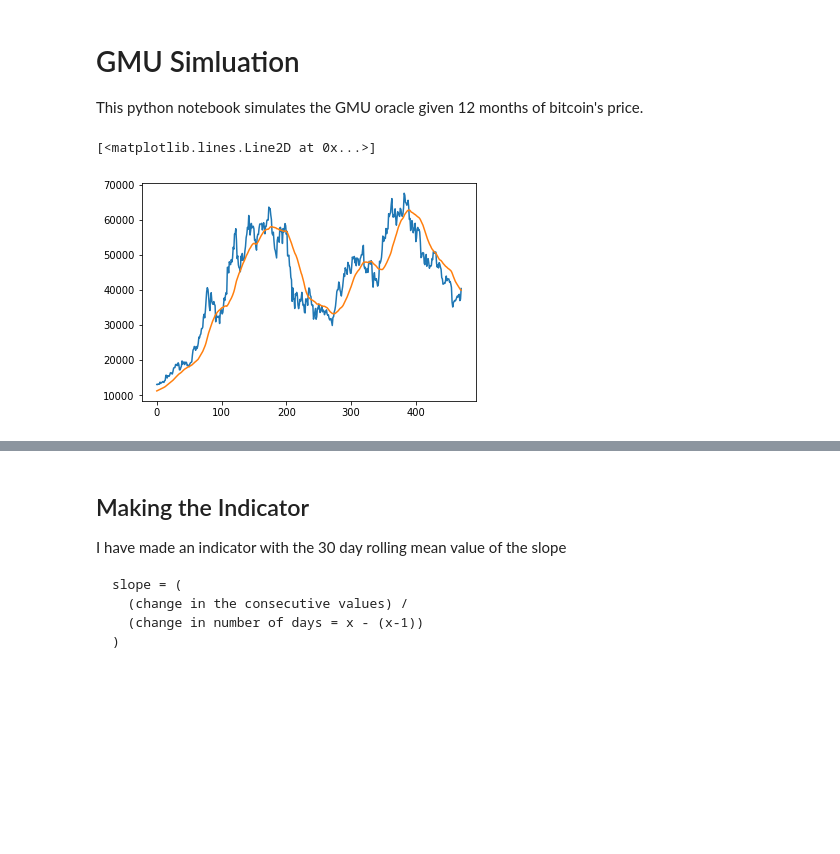
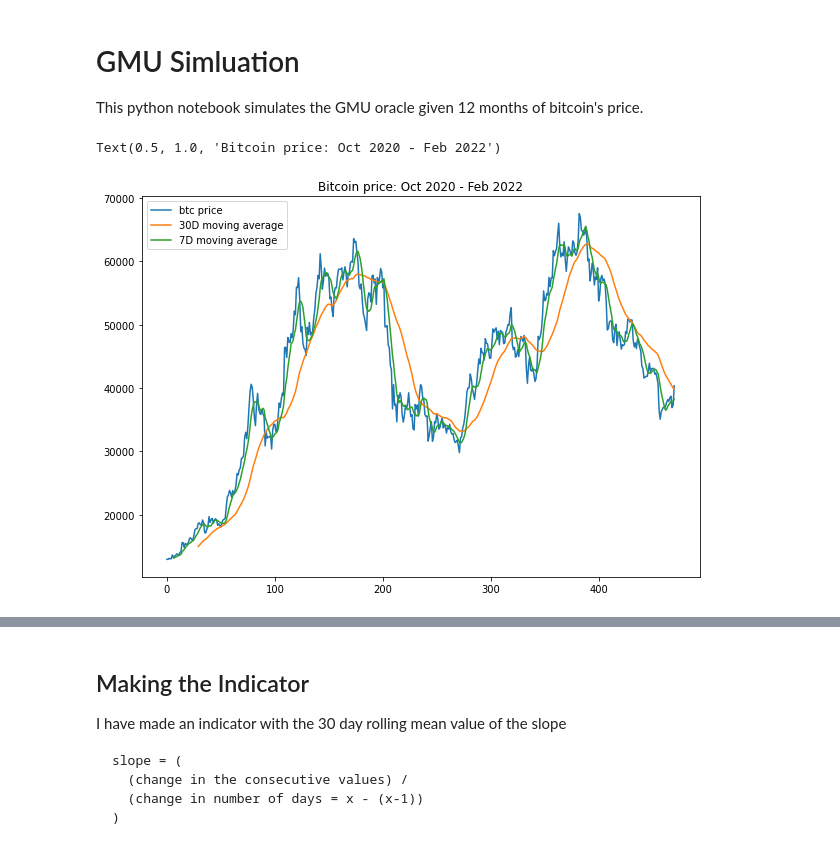
Before and after one commit to MahaDAO/gmu-oracle-contracts, a Jupyter notebook: simulation/bitcoin-12mo.ipynb, the cells around one changed output, grey strips where cells are left out. Saved outputs shown, nothing was run; the diff lists cells and outputs as text; code cells hidden in the pictures; blank space fills up the shorter version.

```diff
--- a/simulation/bitcoin-12mo.ipynb
+++ b/simulation/bitcoin-12mo.ipynb
@@ -8,14 +8,30 @@ import pandas as pd
 import numpy as np
 import matplotlib.pyplot as plt
 %matplotlib inline
+
+# fetch the last few prices of bitcoin
+bitcoinPrice = pd.read_csv('bitcoin_price.csv')
+
+# The dampening factor determines how much we will appreciate ARTH by based on the
+# growth of ETH & BTC. In this case it is roughly 10%
+DAMPENING_FACTOR = 0.1
+
+MOVING_AVERAGE_LONG_DURATION = 30
+MOVING_AVERAGE_SHORT_DURATION = 7
 # %%
-# fetch the last few prices of bitcoin
-bitcoinPrice = pd.read_csv('bitcoin_price.csv')
+bitcoinPrice['30d_ma'] = bitcoinPrice['close'].rolling(MOVING_AVERAGE_LONG_DURATION).mean()
+bitcoinPrice['7d_ma'] = bitcoinPrice['close'].rolling(MOVING_AVERAGE_SHORT_DURATION).mean()
+
+plt.figure(figsize=(10, 7))
 
 plt.plot(bitcoinPrice['close'])
-plt.plot(bitcoinPrice['sma_30'])
+plt.plot(bitcoinPrice['30d_ma'])
+plt.plot(bitcoinPrice['7d_ma'])
+
+plt.legend(['btc price', '30D moving average', '7D moving average'])
+plt.title("Bitcoin price: Oct 2020 - Feb 2022")
 # %% [output]
-[<matplotlib.lines.Line2D at 0x...>]
+Text(0.5, 1.0, 'Bitcoin price: Oct 2020 - Feb 2022')
-[figure, old version]
+[figure, new version]
 # %%
 # calculate the slope of each pt/day
```
Also changed, not shown: parts of 5 cells of this notebook.
